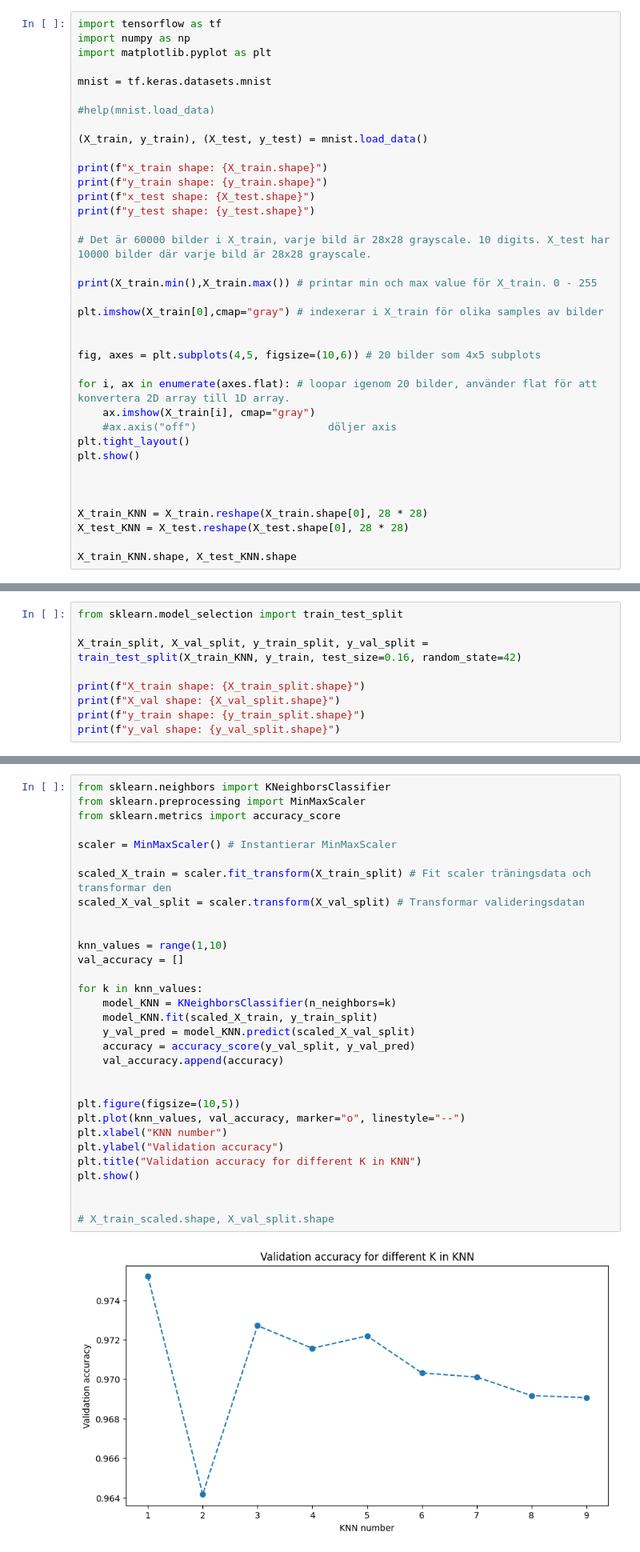
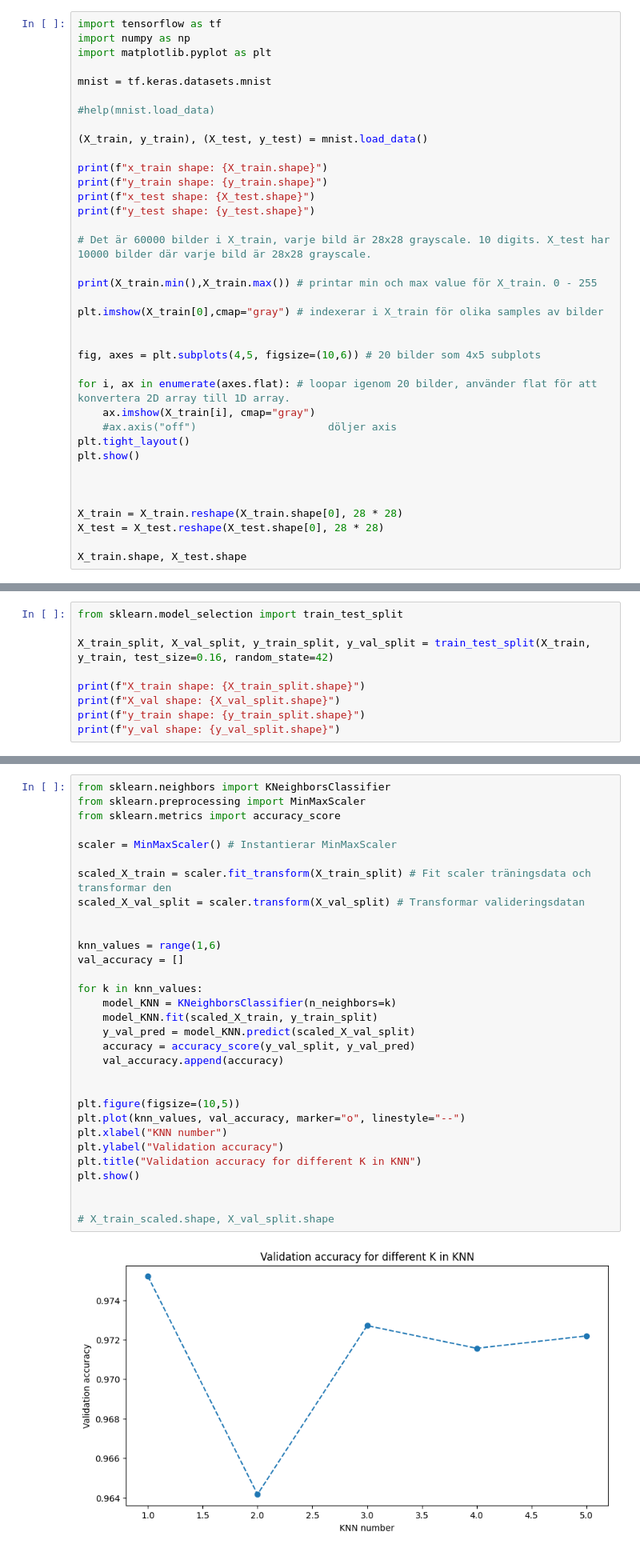
Before and after one commit to tobias-oberg/ML-Tobias-Oberg-AI24, a Jupyter notebook: Exercises/E04_KNN.ipynb, the cells around one changed output, grey strips where cells are left out. Shown at 80% size. Drawn from its saved outputs; the diff is of its cells as text.

```diff
--- a/Exercises/E04_KNN.ipynb
+++ b/Exercises/E04_KNN.ipynb
@@ -88,10 +88,10 @@ plt.show()
 
 
 
-X_train_KNN = X_train.reshape(X_train.shape[0], 28 * 28)
-X_test_KNN = X_test.reshape(X_test.shape[0], 28 * 28)
+X_train = X_train.reshape(X_train.shape[0], 28 * 28)
+X_test = X_test.reshape(X_test.shape[0], 28 * 28)
 
-X_train_KNN.shape, X_test_KNN.shape
+X_train.shape, X_test.shape
 # %% [output]
 x_train shape: (60000, 28, 28)
 y_train shape: (60000,)
@@ -110,7 +110,7 @@ As you already have training data and testing data, do a split on the training d
 # %%
 from sklearn.model_selection import train_test_split
 
-X_train_split, X_val_split, y_train_split, y_val_split = train_test_split(X_train_KNN, y_train, test_size=0.16, random_state=42)
+X_train_split, X_val_split, y_train_split, y_val_split = train_test_split(X_train, y_train, test_size=0.16, random_state=42)
 
 print(f"X_train shape: {X_train_split.shape}")
 print(f"X_val shape: {X_val_split.shape}")
@@ -140,35 +139,35 @@ Train the models for a set of $k$-values using the training data and make predic
 from sklearn.neighbors import KNeighborsClassifier
 from sklearn.preprocessing import MinMaxScaler
 from sklearn.metrics import accuracy_score
 
 scaler = MinMaxScaler() # Instantierar MinMaxScaler
 
 scaled_X_train = scaler.fit_transform(X_train_split) # Fit scaler träningsdata och transformar den
 scaled_X_val_split = scaler.transform(X_val_split) # Transformar valideringsdatan
 
 
-knn_values = range(1,10)
+knn_values = range(1,6)
 val_accuracy = []
 
 for k in knn_values:
     model_KNN = KNeighborsClassifier(n_neighbors=k)
     model_KNN.fit(scaled_X_train, y_train_split)
     y_val_pred = model_KNN.predict(scaled_X_val_split)
     accuracy = accuracy_score(y_val_split, y_val_pred)
     val_accuracy.append(accuracy)
 
 
 plt.figure(figsize=(10,5))
 plt.plot(knn_values, val_accuracy, marker="o", linestyle="--")
 plt.xlabel("KNN number")
 plt.ylabel("Validation accuracy")
 plt.title("Validation accuracy for different K in KNN")
 plt.show()
 
 
 # X_train_scaled.shape, X_val_split.shape
 # %% [output]
-[figure, old version]
+[figure, new version]
 # %% [markdown]
 ## 3. Train and predict (*)
 
```
Also changed, not shown: parts of 3 cells of this notebook, 2 other files.
